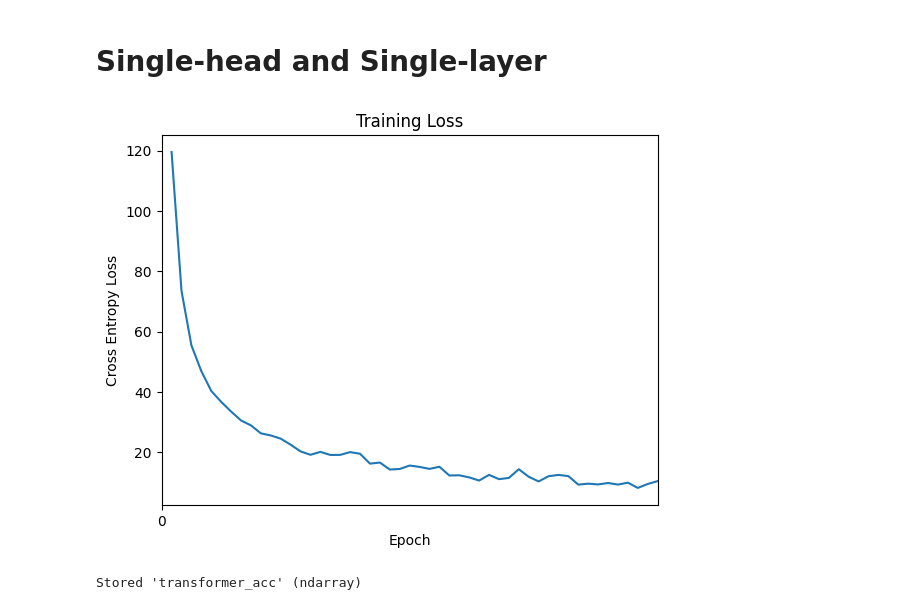
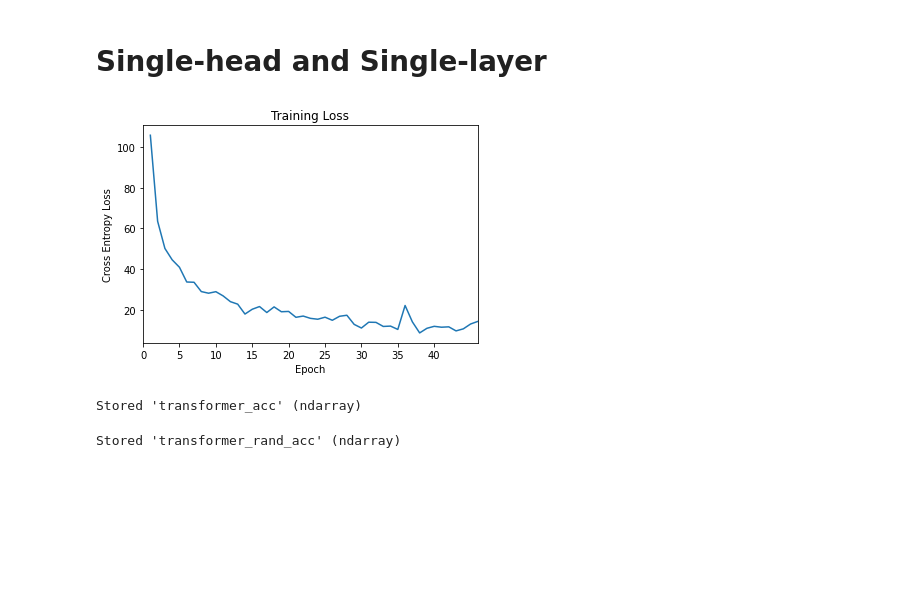
Before and after one commit to axgu/srp-lab-notebook, a Jupyter notebook: hcp_data/transformer.ipynb, the cells around one changed output. Cells and saved outputs as stored; diff of their text form; code cells hidden in the pictures; blank space fills up the shorter version.

```diff
--- a/hcp_data/transformer.ipynb
+++ b/hcp_data/transformer.ipynb
@@ -152,7 +152,7 @@ class TransformerModel:
         X_random = np.array(X_random)
         return X_random
 
-    def rand_test(self, X, y_test, n_samples=20, percentile=90):
+    def rand_test(self, X, y_test, n_samples=100, percentile=90):
         rand_acc_array = []
         for sample in range(n_samples):
             X_random = torch.from_numpy(self.random_samples(X)).float().to(device)
@@ -177,7 +177,7 @@ n_input = 300
 dim_ff = 32
 n_out = 15
 seq_len = 90
-EPOCHS = 20
+EPOCHS = 46
 learning_rate = 2e-3
 
 num_head = 1
@@ -192,22 +192,25 @@ model = TransformerModel(transformer_encoder, loss_fn, optimizer, seq_len, "tran
 # %%
 train_loss = model.train(train_loader, n_epochs=EPOCHS, learning=learning_rate)
 xAx = [i for i in range(1, EPOCHS+1)]
 plt.plot(xAx, train_loss)
 plt.xlabel("Epoch")
 plt.ylabel("Cross Entropy Loss")
 plt.xlim(0, EPOCHS)
-plt.xticks([50*j for j in range(EPOCHS // 50)])
+plt.xticks([5*j for j in range(EPOCHS // 5)])
 plt.title("Training Loss")
 plt.show()
 # %% [output]
-[figure, old version]
+[figure, new version]
 # %%
 transformer_acc, loss = model.eval(X_test, y_test)
 %store transformer_acc
 # %% [output]
 Stored 'transformer_acc' (ndarray)
 # %%
-# transformer_rand_acc = model.rand_test(X_test, y_test)
+transformer_rand_acc = model.rand_test(X_test, y_test)
+%store transformer_rand_acc
+# %% [output]
+Stored 'transformer_rand_acc' (ndarray)
 # %%
 xAx = [i for i in range(0,90)]
 plt.plot(xAx, transformer_acc, label="transformer")
```
Also changed, not shown: parts of 1 cell of this notebook, 13 other files.
